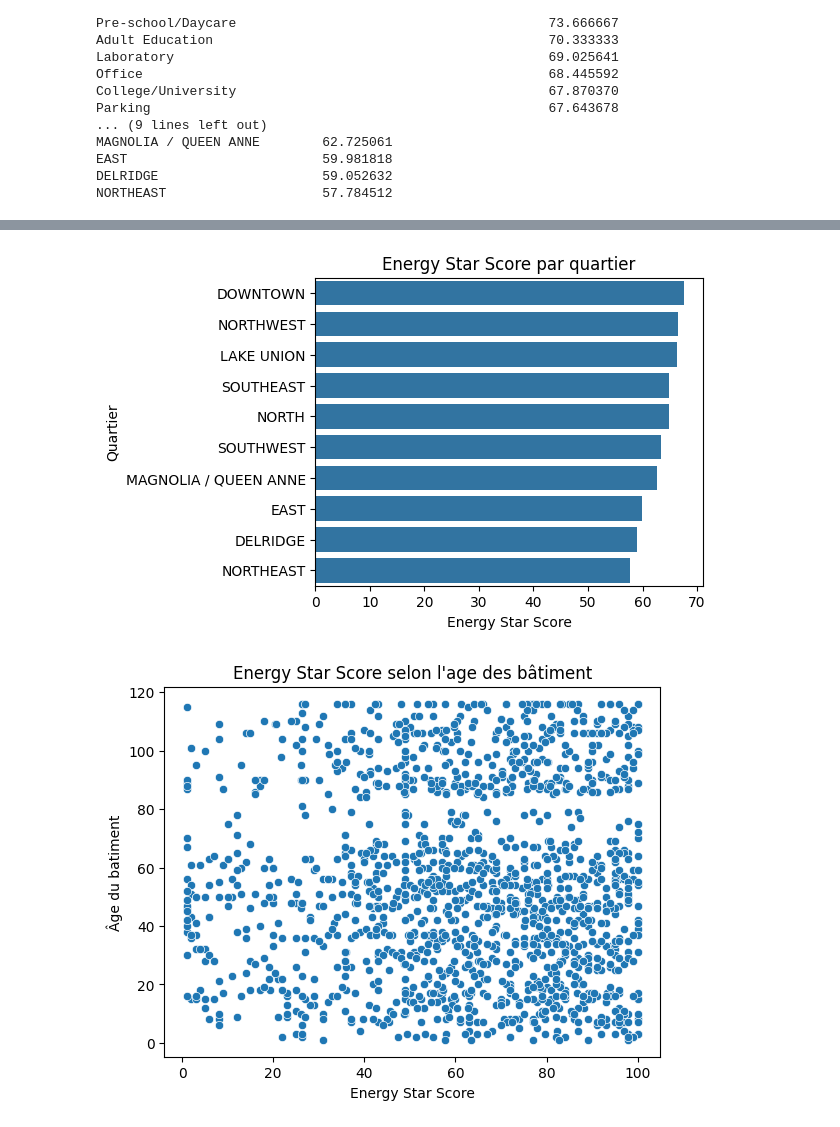
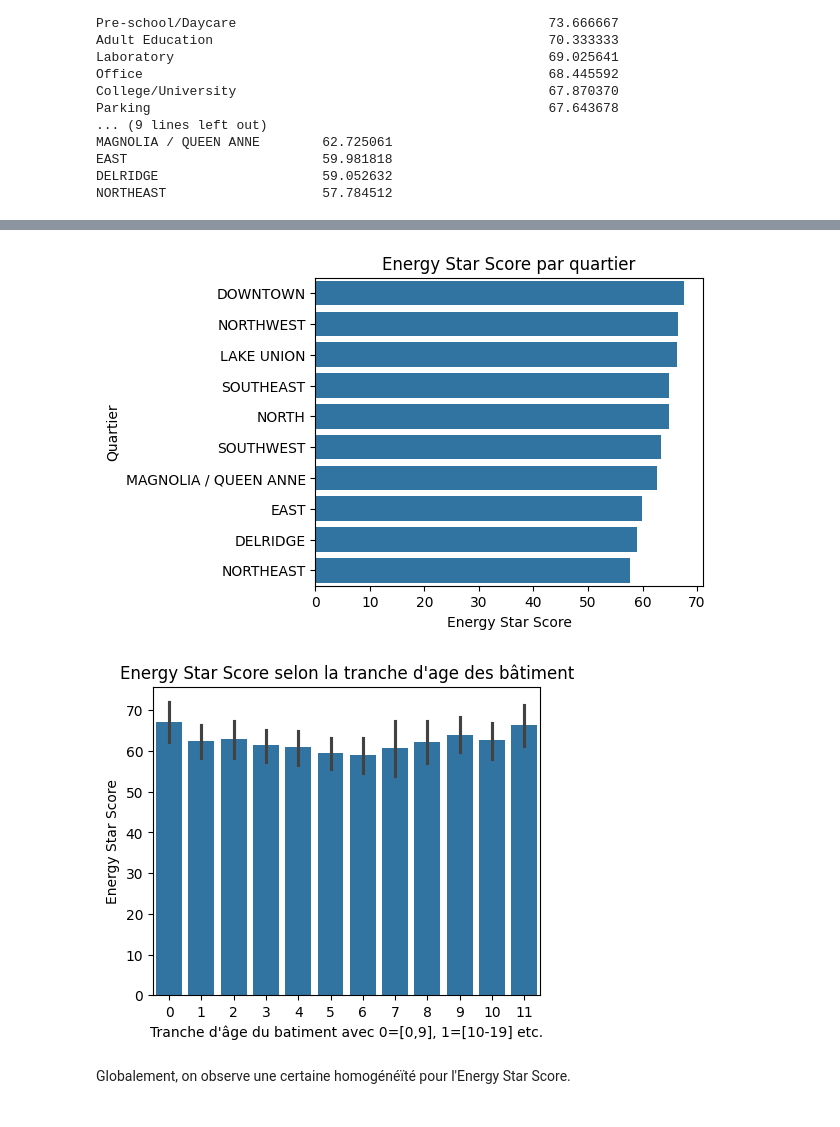
Before and after one commit to helenatong/oc_p3_Anticipez_les_besoins_en_consommation_de_batiments, a Jupyter notebook: cleaning.ipynb, the cells around one changed output, grey strips where cells are left out. Cells and saved outputs as stored; diff of their text form; code cells hidden in the pictures.

```diff
--- a/cleaning.ipynb
+++ b/cleaning.ipynb
@@ -936,36 +980,38 @@ NORTHEAST                    57.784512
 # %%
 # par usage
 plt.figure(figsize=(5, 4))
 conso_values = energyStar_per_usage['ENERGYSTARScore'].head(10)
 TOP10_GHG_USAGE_TYPES = conso_values.index
-
 sns.barplot(x=conso_values, y=TOP10_GHG_USAGE_TYPES)
-
 plt.ylabel('Type d\'utilisation principale')
 plt.xlabel('Energy Star Score')
 plt.title('Energy Star Score par type d\'utilisation principale')
 plt.show()
 
 # par quartier
 plt.figure(figsize=(5, 4))
 conso_values = energyStar_per_neighborhood['ENERGYSTARScore'].head(10)
 TOP10_GHG_NEIGHBORHOOD_NAME = conso_values.index
-
 sns.barplot(x=conso_values, y=TOP10_GHG_NEIGHBORHOOD_NAME)
-
 plt.ylabel('Quartier')
 plt.xlabel('Energy Star Score')
 plt.title('Energy Star Score par quartier')
 plt.show()
 
 # par age
-sns.scatterplot(x=df['ENERGYSTARScore'], y=df['BuildingAge'])
-plt.ylabel('Âge du batiment')
-plt.xlabel('Energy Star Score')
-plt.title('Energy Star Score selon l\'age des bâtiment')
+plt.figure(figsize=(5, 4))
+df['Tranche_age'] = df['BuildingAge']//10
+sns.barplot(x=df['Tranche_age'], y=df['ENERGYSTARScore'])
+plt.xlabel('Tranche d\'âge du batiment avec 0=[0,9], 1=[10-19] etc.')
+plt.ylabel('Energy Star Score')
+plt.title('Energy Star Score selon la tranche d\'age des bâtiment')
 plt.show()
+
+df.drop(columns = 'Tranche_age', inplace=True)
 # %% [output]
 [figure]
 [figure]
-[figure, old version]
+[figure, new version]
+# %% [markdown]
+Globalement, on observe une certaine homogénéïté pour l'Energy Star Score.
 # %%
```
Also changed, not shown: parts of 26 cells of this notebook.
